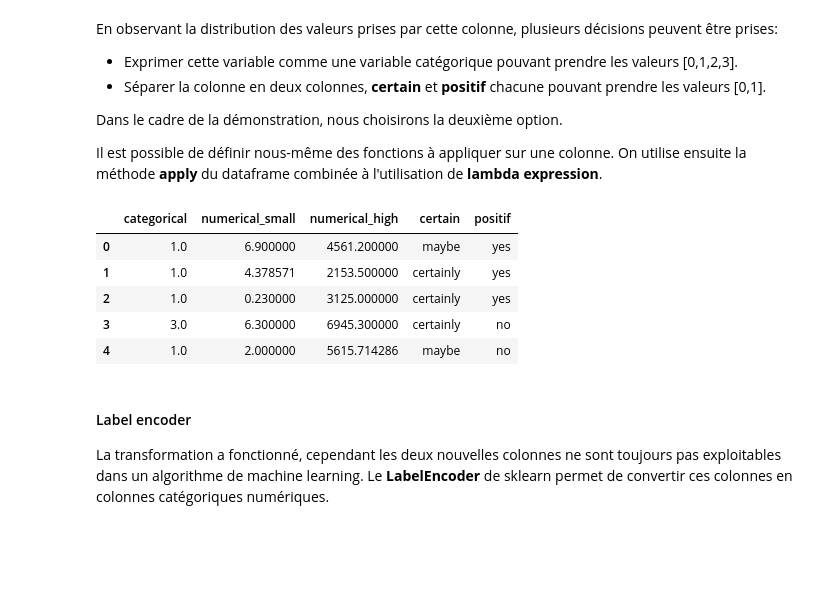
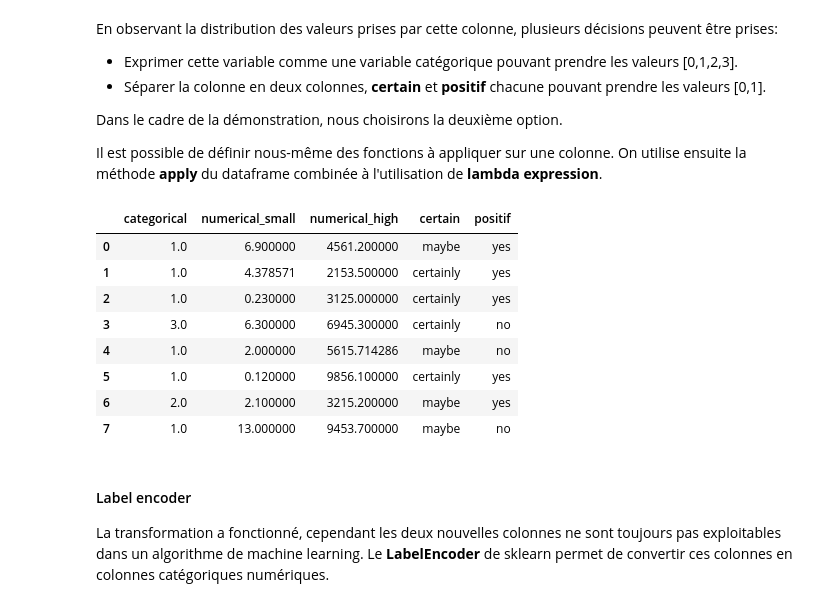
Before and after one commit to Guidemarcus/tp3AI, a Jupyter notebook: TP3/data_processing_tutorial.ipynb, the cells around one changed output. Saved outputs shown, nothing was run; the diff lists cells and outputs as text; code cells hidden in the pictures; blank space fills up the shorter version.

```diff
--- a/TP3/data_processing_tutorial.ipynb
+++ b/TP3/data_processing_tutorial.ipynb
@@ -216,14 +219,17 @@ new_columns = pd.concat([certain_test,positif_test], axis = 1)
 toy_test = toy_test.drop(columns = ["textual"])
 toy_test = pd.concat([toy_test,pd.DataFrame(new_columns)], axis = 1)
 # %%
-toy_train.head()
+toy_train.head(10)
 # %% [output]
 |  | categorical | numerical_small | numerical_high | certain | positif |
 | 0 | 1.0 | 6.900000 | 4561.200000 | maybe | yes |
 | 1 | 1.0 | 4.378571 | 2153.500000 | certainly | yes |
 | 2 | 1.0 | 0.230000 | 3125.000000 | certainly | yes |
 | 3 | 3.0 | 6.300000 | 6945.300000 | certainly | no |
 | 4 | 1.0 | 2.000000 | 5615.714286 | maybe | no |
+| 5 | 1.0 | 0.120000 | 9856.100000 | certainly | yes |
+| 6 | 2.0 | 2.100000 | 3215.200000 | maybe | yes |
+| 7 | 1.0 | 13.000000 | 9453.700000 | maybe | no |
 # %% [markdown]
 #### Label encoder
 
```
Also changed, not shown: parts of 7 cells of this notebook.
